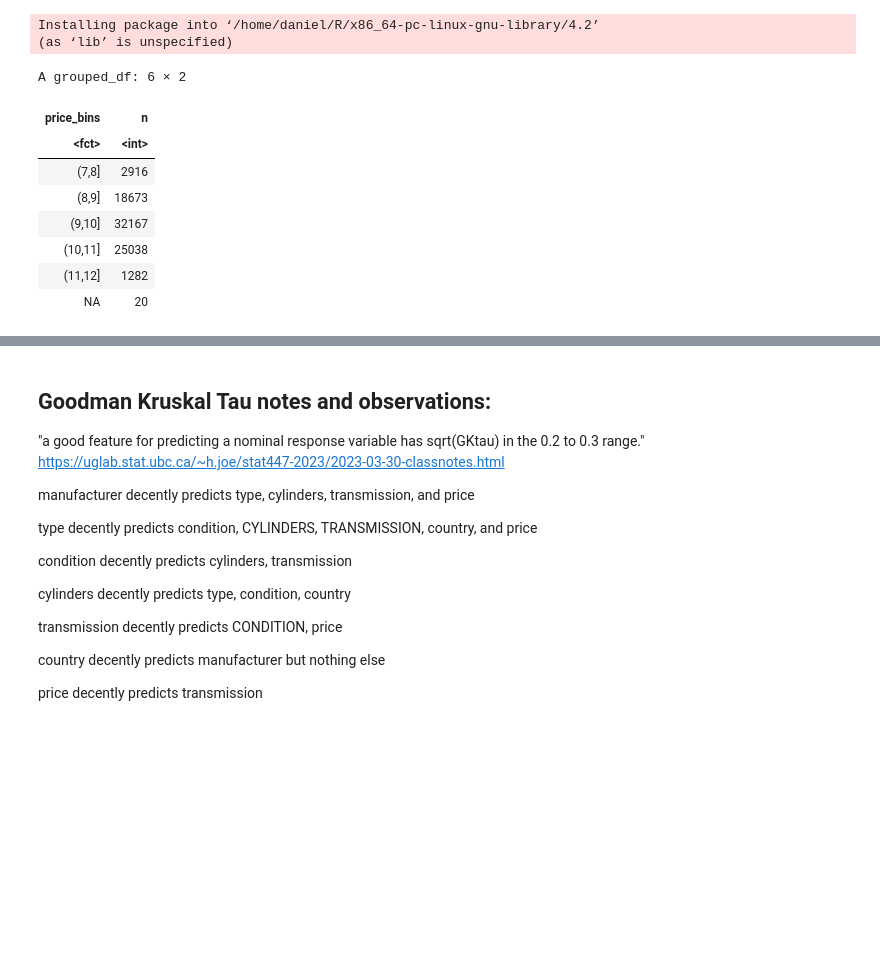
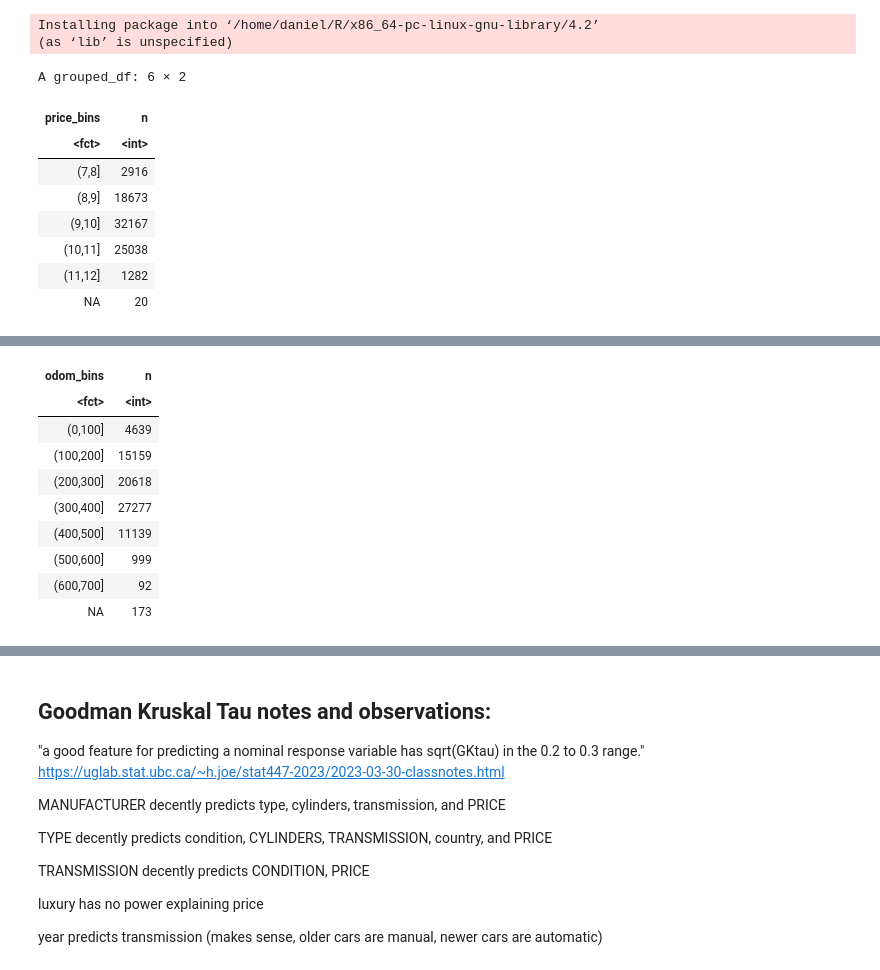
Before and after one commit to SorenRajani/STAT_447B_Project, a Jupyter notebook: 03a-EDA.ipynb, the cells around one changed output, grey strips where cells are left out. Drawn from its saved outputs; the diff is of its cells as text; code cells hidden in the pictures; blank space fills up the shorter version.

Commit message:
Cleaned up code, 3A, 3B

```diff
--- a/03a-EDA.ipynb
+++ b/03a-EDA.ipynb
@@ -260,48 +267,20 @@ Installing package into ‘/home/daniel/R/x86_64-pc-linux-gnu-library/4.2’
 # %%
 library(GoodmanKruskal)
 # bin the response variable
-data <- data %>% mutate(price_bins = cut(log(price), breaks = c(7,8,9,10,11,12)))
-# head(cleanedVehicles, 10)
+new_data <- new_data %>% mutate(price_bins = cut(log(price), breaks = c(7,8,9,10,11,12)))
+new_data <- new_data %>% mutate(odom_bins = cut(sqrt(odometer), breaks = c(0,100,200,300,400,500,600,700)))
 data%>%group_by(price_bins)%>%count() # excludes 21 rows
+data%>%group_by(odom_bins)%>%count() # excludes 21 rows
 
-## TODO: put these into a dataframe
-# GKtau(trainVehicles$type, trainVehicles$fuel)
-# GKtau(trainVehicles$type, trainVehicles$manufacturer)
-# GKtau(trainVehicles$type, trainVehicles$price_bins)
-# GKtau(trainVehicles$manufacturer, trainVehicles$price_bins)
-# GKtau(trainVehicles$condition, trainVehicles$price_bins)
-# GKtau(trainVehicles$fuel, trainVehicles$price_bins)
-
-# GKtau(data$fuel, data$price_bins)         # 2.7%
-# GKtau(data$fuels2, data$price_bins)
-
-# GKtau(data$manufacturer, data$price_bins) # 5.2
-# GKtau(data$type, data$price_bins)            # 5.7
-# GKtau(data$condition, data$price_bins)     # 2.9
-# GKtau(data$cylinders, data$price_bins)       # 3.3
-# GKtau(data$transmission, data$price_bins)    # 5
-# GKtau(data$drive, data$price_bins)          # 3.5
-# GKtau(data$paint_color, data$price_bins)     # 1.2
-# GKtau(data$state, data$price_bins)          # 0.9
-
-# # sqrt(GKtau(data$manufacturer, data$price_bins)$tauxy) # 5.2    23
-# # sqrt(GKtau(data$type, data$price_bins)$tauxy)            # 5.7    24
-# # sqrt(GKtau(data$condition, data$price_bins)$tauxy)     # 2.9       17
-# # sqrt(GKtau(data$cylinders, data$price_bins)$tauxy)       # 3.3     18
-# # sqrt(GKtau(data$transmission, data$price_bins)$tauxy)    # 5         22
-# # sqrt(GKtau(data$drive, data$price_bins)$tauxy)          # 3.5       19
-# # sqrt(GKtau(data$paint_color, data$price_bins)$tauxy)     # 1.2      11
-# # sqrt(GKtau(data$state, data$price_bins)$tauxy)          # 0.9      9
-
-# new_data <- new_data %>% mutate(price_bins = cut(log(price), breaks = c(7,8,9,10,11,12)))
-# GKtau(new_data$countryOrign, new_data$price_bins)
-# sqrt(GKtau(new_data$countryOrign, new_data$price_bins)$tauxy)  # 13   country has fairly weak predictive power on price
-# GKtau(new_data$domestic, new_data$price_bins)
-# sqrt(GKtau(new_data$domestic, new_data$price_bins)$tauxy)
-
-
-subset = new_data %>% select(type, condition, cylinders, transmission, countryOrign, luxury, price_bins)
-GKtauDataframe(subset, includeNA = "no")
+# tree best: "age"       "type"      "odometer"  "drive"     "cylinders"
+# feature selection: price, age, fuel, drive, type, countryOrigin, isLuxury
+subset = new_data %>% select(type, condition, transmission, countryOrign, luxury, fuel, drive, price_bins)
+GKtauDataframe(subset, includeNA = "no"), "GKT1.csv", row.names=TRUE
+# write.csv(GKtauDataframe(subset, includeNA = "no"), "GKT1.csv", row.names=TRUE)
+subset2 = new_data %>% select(type, condition, transmission, countryOrign, luxury, fuel, drive, odom_bins)
+GKtauDataframe(subset2, includeNA = "no")
+subset3 = new_data %>% select(type, condition, transmission, countryOrign, luxury, fuel, drive, year)
+GKtauDataframe(subset3, includeNA = "no")
 # %% [output]
 A grouped_df: 6 × 2
 | price_bins | n |
@@ -332,0 +295,10 @@ attr(,"class")
+| odom_bins | n |
+| <fct> | <int> |
+| (0,100] | 4639 |
+| (100,200] | 15159 |
+| (200,300] | 20618 |
+| (300,400] | 27277 |
+| (400,500] | 11139 |
+| (500,600] | 999 |
+| (600,700] | 92 |
+| NA | 173 |
@@ -334,16 +346,12 @@ attr(,"class")
 ## Goodman Kruskal Tau notes and observations:
 "a good feature for predicting a nominal response variable has sqrt(GKtau) in the 0.2 to 0.3 range." https://uglab.stat.ubc.ca/~h.joe/stat447-2023/2023-03-30-classnotes.html
 
-manufacturer decently predicts type, cylinders, transmission, and price
+MANUFACTURER decently predicts type, cylinders, transmission, and PRICE
 
-type decently predicts condition, CYLINDERS, TRANSMISSION, country, and price
+TYPE decently predicts condition, CYLINDERS, TRANSMISSION, country, and PRICE
 
-condition decently predicts cylinders, transmission
+TRANSMISSION decently predicts CONDITION, PRICE
 
-cylinders decently predicts type, condition, country
+luxury has no power explaining price
 
-transmission decently predicts CONDITION, price
-
-country decently predicts manufacturer but nothing else
-
-price decently predicts transmission
+year predicts transmission (makes sense, older cars are manual, newer cars are automatic)
```
Also changed, not shown: parts of 7 cells of this notebook.
